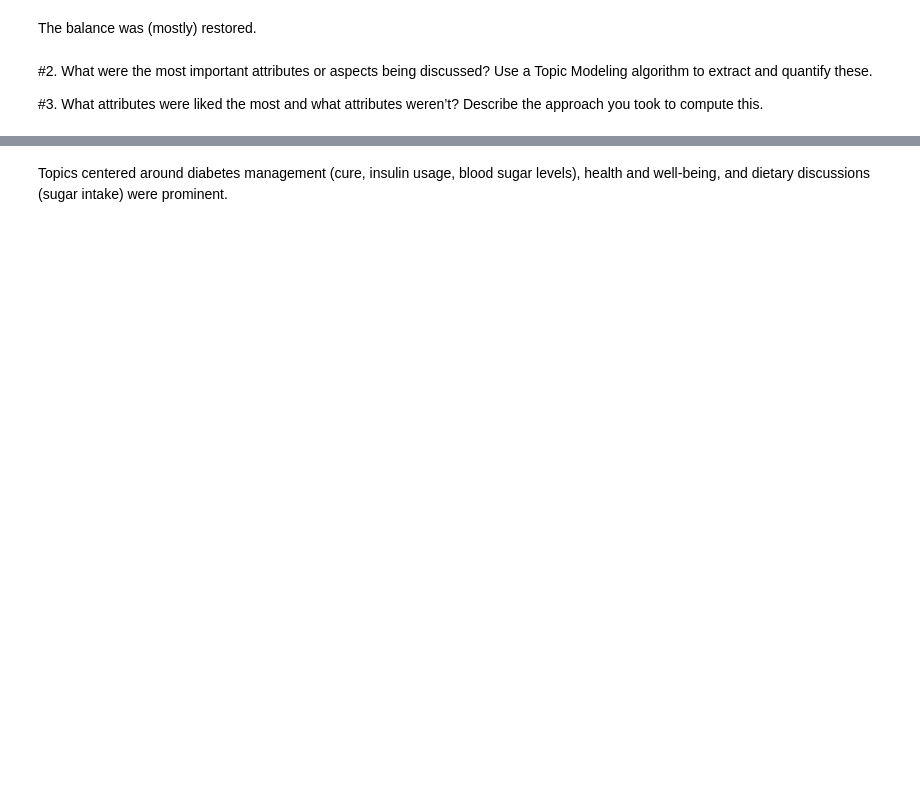
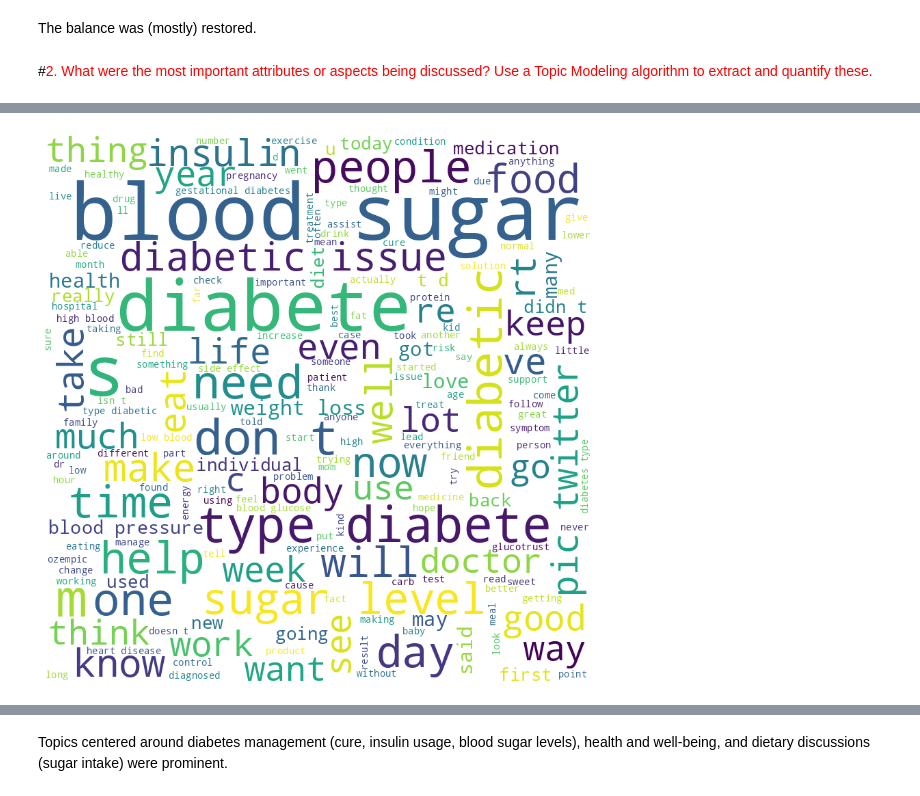
Before and after one commit to daisysong76/AI--Machine--learning, a Jupyter notebook: 290_sentiment_analysis_with_bert.ipynb, the cells around one changed output, grey strips where cells are left out. Cells and saved outputs as stored; diff of their text form; code cells hidden in the pictures; blank space fills up the shorter version.

```diff
--- a/290_sentiment_analysis_with_bert.ipynb
+++ b/290_sentiment_analysis_with_bert.ipynb
@@ -487,19 +621,25 @@ df = df[:1000]
 # %%
+from transformers import pipeline
 from tqdm.auto import tqdm
 
+# Initialize the sentiment analysis pipeline with automatic truncation, pipeline also tokenizer the data
+sentiment_pipeline = pipeline("sentiment-analysis", model="distilbert-base-uncased-finetuned-sst-2-english", truncation=True)
+
+# Define a batch processing function with a progress bar
 def sentiment_analysis_batch(texts, batch_size=64):
     results = []
     # Wrap texts iterable with tqdm for progress display
     for i in tqdm(range(0, len(texts), batch_size), desc="Processing"):
         batch = texts[i:i+batch_size]
+        # Apply the sentiment pipeline to each batch and ensure truncation
         batch_results = sentiment_pipeline(batch)
         results.extend(batch_results)
     return results
 
-# Assuming df['Sentiment'] contains the texts
-texts = df['Sentiment'].to_list()
 # Process texts with batch function and tqdm will show the progress
 batched_sentiments = sentiment_analysis_batch(texts)
-# Assign the results to a new column in your DataFrame
-df['newSentiment'] = [result['label'] for result in batched_sentiments]
+
+# Extract sentiment labels and possibly scores if needed
+df['Sentiment_Bert_Label'] = [result['label'] for result in batched_sentiments]
+df['Sentiment_Bert_Score'] = [result['score'] for result in batched_sentiments]  # Optional, if score is needed
 # %% [output]
@@ -511,4 +646,0 @@ See the caveats in the documentation: https://pandas.pydata.org/pandas-docs/stab
-# %%
-# Convert non-string values to strings (e.g., NaN to an empty string)
-df['Sentiment'] = df['Sentiment'].astype(str)
-df['newSentiment'] = df['Sentiment'].parallel_apply(sentiment_analysis_bert)
@@ -558,6 +670,30 @@ ax.set_xticklabels(class_names);
 # %% [markdown]
 The balance was (mostly) restored.
 # %% [markdown]
-#2. What were the most important attributes or aspects being discussed? Use a Topic Modeling algorithm to extract and quantify these.
-
-#3. What attributes were liked the most and what attributes weren’t? Describe the approach you took to compute this.
+#<font color='red'>2. What were the most important attributes or aspects being discussed? Use a Topic Modeling algorithm to extract and quantify these.
+# %%
+import nltk
+from nltk.tokenize import word_tokenize
+from collections import Counter
+from nltk.corpus import stopwords
+from string import punctuation
+nltk.download('punkt')
+nltk.download('stopwords')
+
+from wordcloud import WordCloud, STOPWORDS
+
+text = df['Cleaned Text'].str.cat(sep = ' ')
+stop_words = set(STOPWORDS)
+wordcloud = WordCloud(width = 800, height = 800,
+                background_color ='white',
+                stopwords = stop_words,
+                min_font_size = 10).generate(text)
+
+# plot the WordCloud image
+plt.figure(figsize = (8, 8), facecolor = None)
+plt.imshow(wordcloud)
+plt.axis("off")
+plt.tight_layout(pad = 0)
+
+plt.show()
+# %% [output]
@@ -563,0 +704 @@ The balance was (mostly) restored.
+[figure, added]
```
Also changed, not shown: parts of 158 cells of this notebook.
